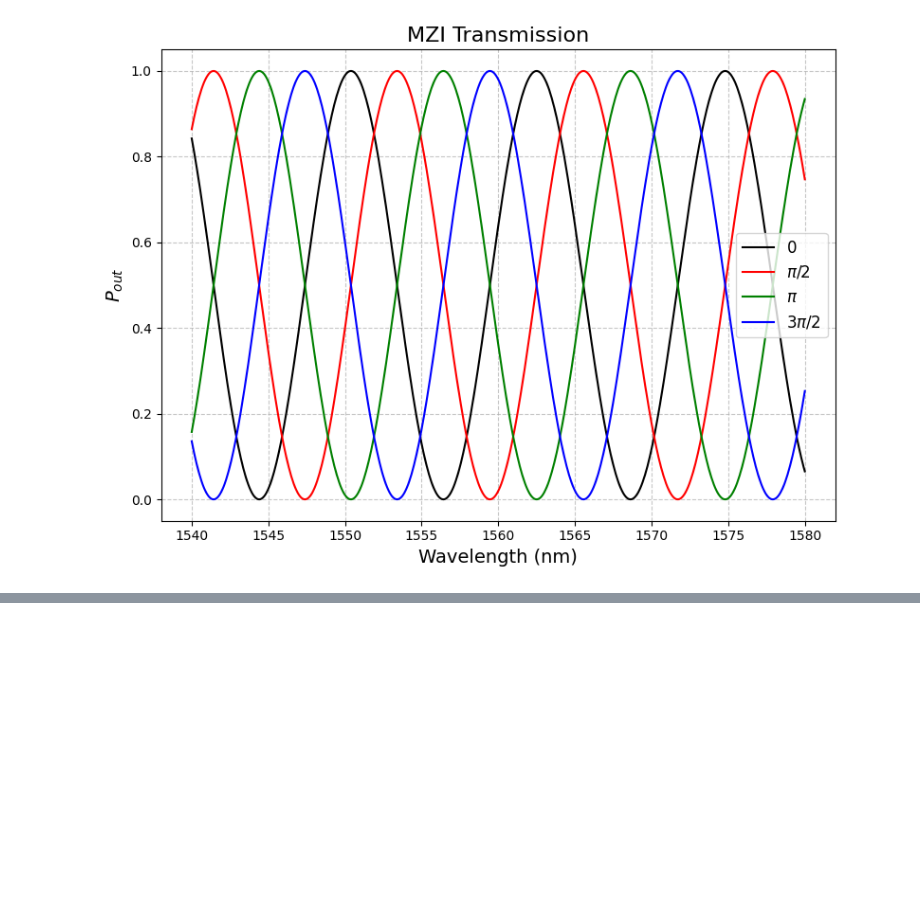
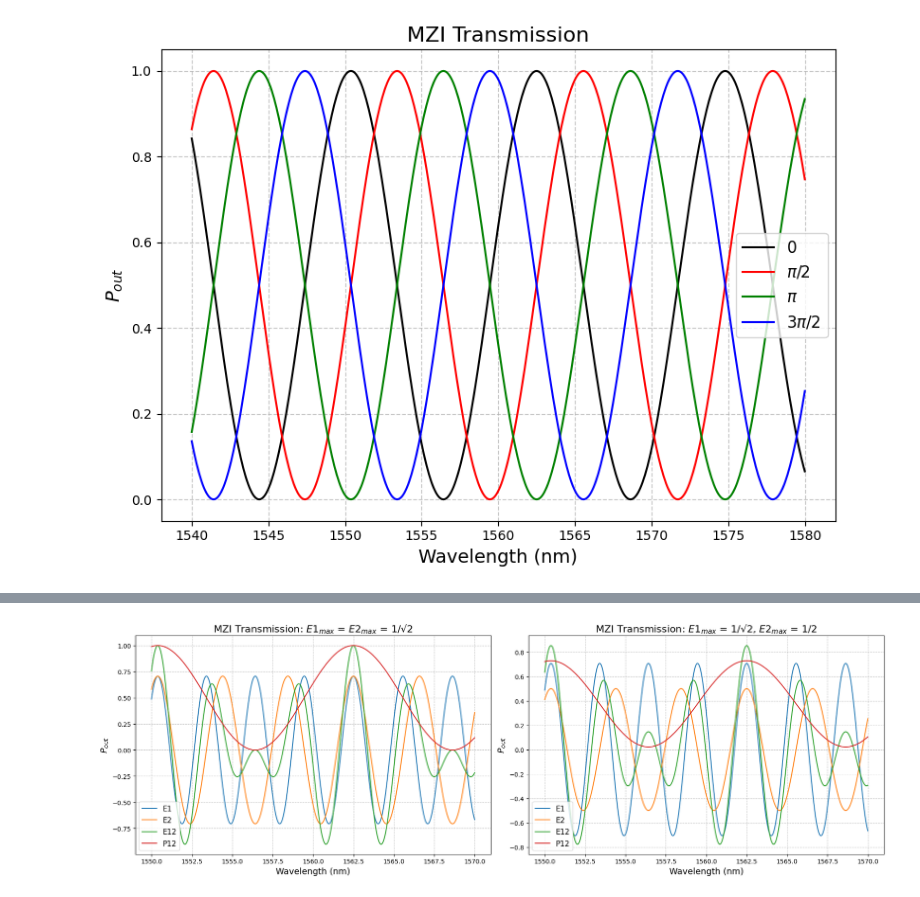
Before and after one commit to kunes-kamila/PCM, a Jupyter notebook: measurement.ipynb, the cells around one changed output, grey strips where cells are left out. Saved outputs shown, nothing was run; the diff lists cells and outputs as text; code cells hidden in the pictures; blank space fills up the shorter version.

```diff
--- a/measurement.ipynb
+++ b/measurement.ipynb
@@ -119,0 +153,70 @@ plt.show()
+# %%
+neff = 2
+lam = np.linspace(1550, 1570, 500)
+beta = 2*np.pi / lam * neff
+len1 = 400 * 1000 # 400 micron or 400,000 nm
+len2 = 300 * 1000
+
+E1_0 = 1/np.sqrt(2)
+E2_0 = 1/np.sqrt(2)
+
+E1 = E1_0 * np.exp(1j*beta*len1)
+E2 = E2_0 * np.exp(1j*beta*len2)
+
+E12 = 1/(np.sqrt(2))*(E1+E2)
+P12 = E12 * E12.conjugate()
+
+Pout_0 = Pout(1, lam, 0)
+
+plt.figure(figsize=(18, 6))
+plt.subplot(1, 2, 1)
+plt.plot(lam, E1, linestyle='-', label = 'E1')
+plt.plot(lam, E2, linestyle='-', label = 'E2')
+plt.plot(lam, E12, linestyle='-', label = 'E12')
+plt.plot(lam, P12, linestyle='-', label = 'P12')
+
+# Add labels, title, and legend
+plt.xlabel('Wavelength (nm)', fontsize=14)
+plt.ylabel('$P_{out}$', fontsize=14)
+plt.title('MZI Transmission: $E1_{max}$ = $E2_{max}$ = 1/\u221A2', fontsize=16)
+plt.legend(fontsize=12)
+plt.grid(True, linestyle='--', alpha=0.7)
+
+# Show the plot
+plt.tight_layout()
+
+
+lam = np.linspace(1550, 1570, 500)
+beta = 2*np.pi / lam * 2
+len1 = 400 * 1000 # 400 micron or 400,000 nm
+len2 = 300 * 1000
+
+E1_0 = 1/np.sqrt(2)
+E2_0 = 1/2 #1/np.sqrt(2) # top arm
+
+E1 = E1_0 * np.exp(1j*beta*len1)
+E2 = E2_0 * np.exp(1j*beta*len2)
+
+E12 = 1/(np.sqrt(2))*(E1+E2)
+P12 = E12 * E12.conjugate()
+
+Pout_0 = Pout(1, lam, 0)
+
+# plt.figure(figsize=(8, 6))
+plt.subplot(1, 2, 2)
+plt.plot(lam, E1, linestyle='-', label = 'E1')
+plt.plot(lam, E2, linestyle='-', label = 'E2')
+plt.plot(lam, E12, linestyle='-', label = 'E12')
+plt.plot(lam, P12, linestyle='-', label = 'P12')
+
+# Add labels, title, and legend
+plt.xlabel('Wavelength (nm)', fontsize=14)
+plt.ylabel('$P_{out}$', fontsize=14)
+plt.title('MZI Transmission: $E1_{max}$ = 1/\u221A2, $E2_{max}$ = 1/2', fontsize=16)
+plt.legend(fontsize=12)
+plt.grid(True, linestyle='--', alpha=0.7)
+
+# Show the plot
+plt.tight_layout()
+# %% [output]
+[figure, added]
```
Also changed, not shown: parts of 8 cells of this notebook, 3 other files.
